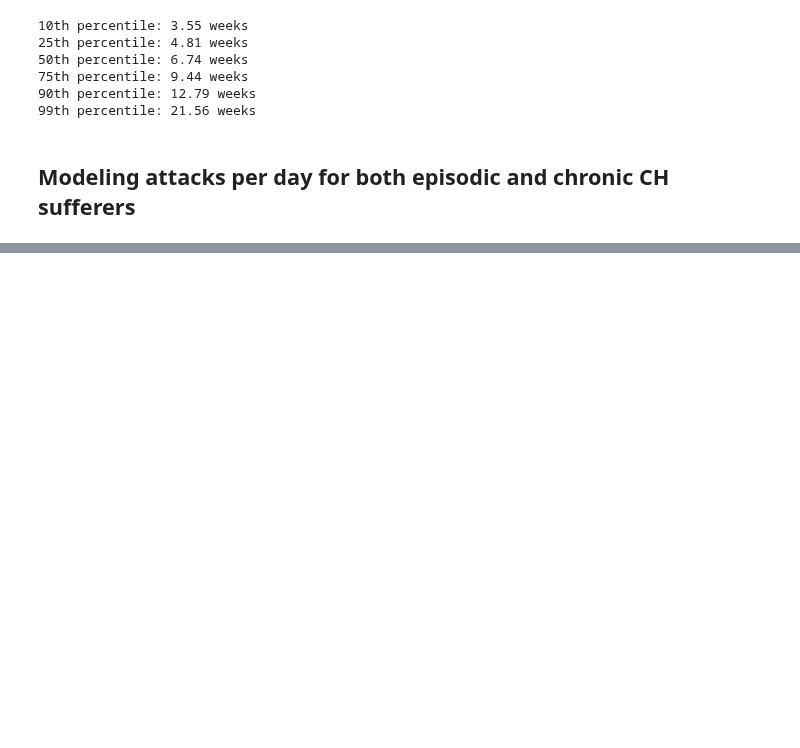
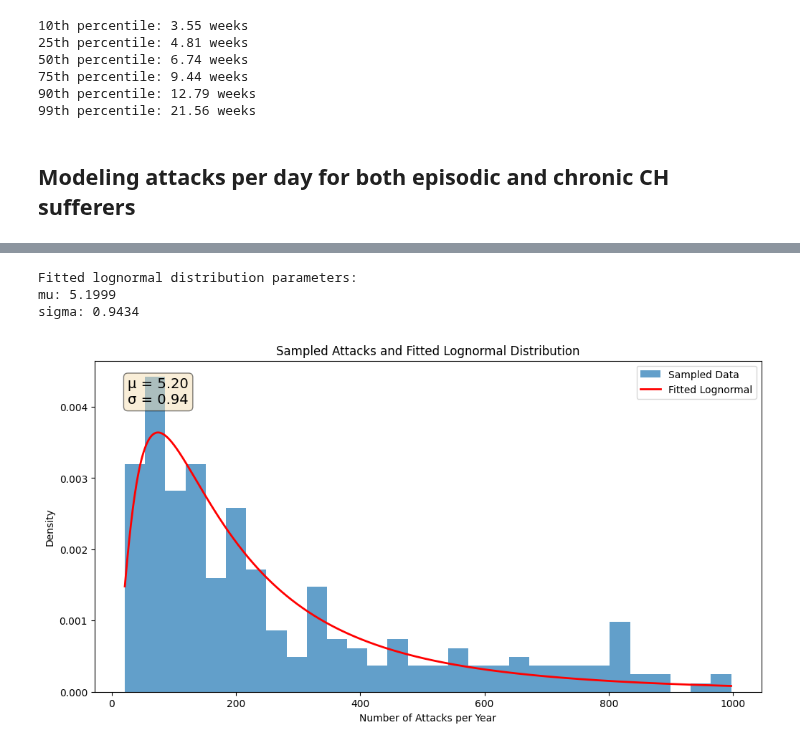
Before and after one commit to aph-research/cluster-headaches, a Jupyter notebook: Cluster headache full model.ipynb, the cells around one changed output, grey strips where cells are left out. Cells and saved outputs as stored; diff of their text form; code cells hidden in the pictures; blank space fills up the shorter version.

```diff
--- a/Cluster headache full model.ipynb
+++ b/Cluster headache full model.ipynb
@@ -475,0 +458,74 @@ plt.show()
+# %%
+# Fit lognormal distribution
+shape, loc, scale = lognorm.fit(sampled_attacks, floc=0)
+
+# The parameters of the lognormal distribution
+mu = np.log(scale)
+sigma = shape
+
+print(f"Fitted lognormal distribution parameters:")
+print(f"mu: {mu:.4f}")
+print(f"sigma: {sigma:.4f}")
+
+# Generate points for plotting the fitted distribution
+x = np.linspace(min(sampled_attacks), max(sampled_attacks), 1000)
+pdf_fitted = lognorm.pdf(x, shape, loc, scale)
+
+# Plot the histogram of sampled data and the fitted distribution
+plt.figure(figsize=(12, 6))
+plt.hist(sampled_attacks, bins=30, density=True, alpha=0.7, label='Sampled Data')
+plt.plot(x, pdf_fitted, 'r-', lw=2, label='Fitted Lognormal')
+plt.title("Sampled Attacks and Fitted Lognormal Distribution")
+plt.xlabel("Number of Attacks per Year")
+plt.ylabel("Density")
+plt.legend()
+
+# Add text box with distribution parameters
+textstr = f'μ = {mu:.2f}\nσ = {sigma:.2f}'
+props = dict(boxstyle='round', facecolor='wheat', alpha=0.5)
+plt.text(0.05, 0.95, textstr, transform=plt.gca().transAxes, fontsize=14,
+         verticalalignment='top', bbox=props)
+
+plt.show()
+
+# Perform Kolmogorov-Smirnov test
+ks_statistic, p_value = stats.kstest(sampled_attacks, 'lognorm', args=(shape, loc, scale))
+
+print(f"\nKolmogorov-Smirnov test results:")
+print(f"KS statistic: {ks_statistic:.4f}")
+print(f"p-value: {p_value:.4f}")
+
+# Calculate the mean of the lognormal distribution
+mean_lognormal = np.exp(mu + (sigma**2 / 2))
+
+# Calculate the median of the lognormal distribution
+median_lognormal = np.exp(mu)
+
+# Calculate the mode of the lognormal distribution
+mode_lognormal = np.exp(mu - sigma**2)
+
+print(f"Lognormal distribution statistics:")
+print(f"Mean: {mean_lognormal:.2f}")
+print(f"Median: {median_lognormal:.2f}")
+print(f"Mode: {mode_lognormal:.2f}")
+
+# For comparison, let's also calculate these statistics from the sampled data
+mean_sampled = np.mean(sampled_attacks)
+median_sampled = np.median(sampled_attacks)
+
+print(f"\nSampled data statistics:")
+print(f"Mean: {mean_sampled:.2f}")
+print(f"Median: {median_sampled:.2f}")
+
+# Calculate percentiles of the fitted lognormal distribution
+percentiles = [10, 20, 25, 30, 40, 50, 60, 70, 75, 80, 90, 95, 98]
+lognorm_percentiles = lognorm.ppf(np.array(percentiles) / 100, s=sigma, scale=np.exp(mu))
+
+print(f"\nPercentiles of the fitted lognormal distribution:")
+for p, value in zip(percentiles, lognorm_percentiles):
+    print(f"{p}th percentile: {value:.2f}")
+# %% [output]
+Fitted lognormal distribution parameters:
+mu: 5.1999
+sigma: 0.9434
+[figure, added]
```
Also changed, not shown: parts of 7 cells of this notebook.
